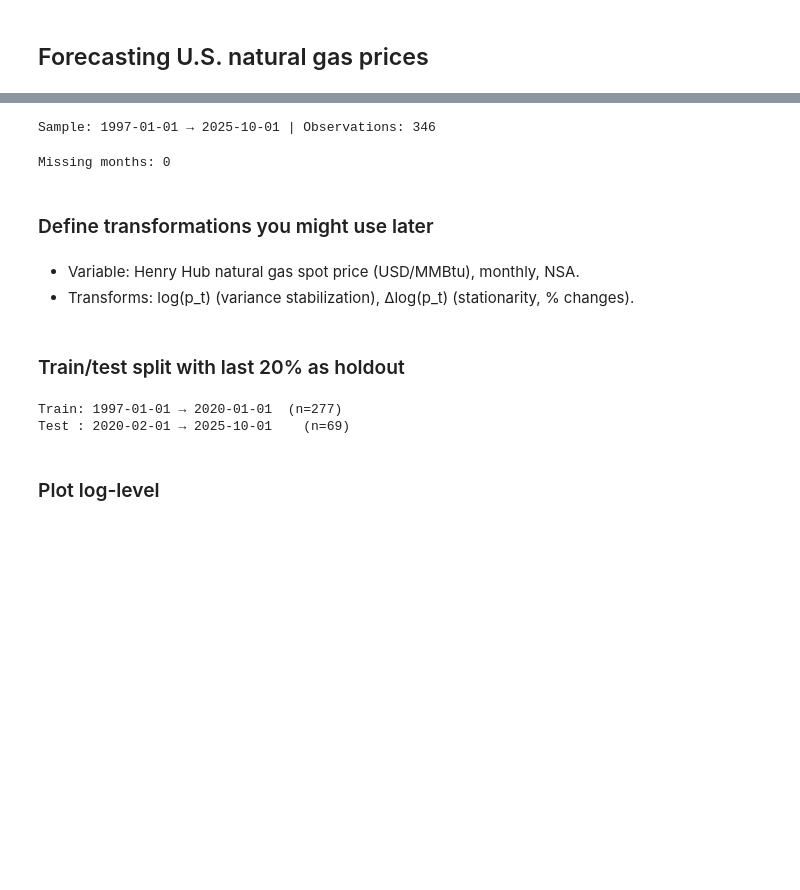
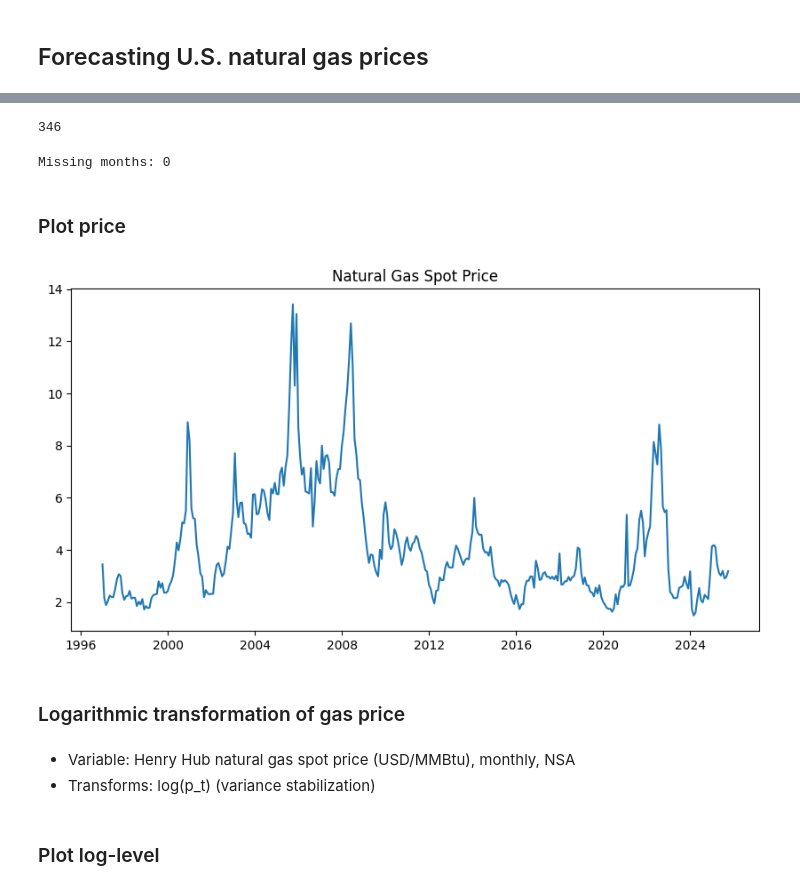
Before and after one commit to StefaniaLavarda/Time_Series_Project, a Jupyter notebook: eda.ipynb, the cells around one changed output, grey strips where cells are left out. Drawn from its saved outputs; the diff is of its cells as text; code cells hidden in the pictures; blank space fills up the shorter version.

```diff
--- a/eda.ipynb
+++ b/eda.ipynb
@@ -25,0 +10,7 @@ y = df.asfreq("MS")["price"].astype(float)
+# %%
+# Load your dataset
+gas = pd.read_csv("data/MHHNGSP.csv")
+gas['observation_date'] = pd.to_datetime(gas['observation_date'])
+gas.set_index('observation_date', inplace=True)
+gas = gas.asfreq('MS')  # monthly data
+gas.rename(columns={'MHHNGSP': 'price'}, inplace=True)
@@ -64,10 +40,6 @@ y = y.astype(float).dropna()
-# %%
-# Basic validation & sample info
-n = len(y)
-start, end = y.index.min().date(), y.index.max().date()
-print(f"Sample: {start} → {end} | Observations: {n}")
-assert n >= 100, "Need at least 100 observations."
-# %% [output]
-Sample: 1997-01-01 → 2025-10-01 | Observations: 346
+# %%
+len(gas)
+# %% [output]
+346
 # %%
 # Check gaps
@@ -76,8 +48,17 @@ missing = expected.difference(y.index)
 print(f"Missing months: {len(missing)}")
 # %% [output]
 Missing months: 0
-# %% [markdown]
-### Define transformations you might use later
+# %% [markdown]
+### Plot price
+# %%
+plt.figure(figsize=(10,5))
+plt.plot(gas.index, gas['price'], label='Price')
+plt.title("Natural Gas Spot Price")
+plt.show()
+# %% [output]
+[figure, added]
+# %% [markdown]
+### Logarithmic transformation of gas price
 # %% [markdown]
-- Variable: Henry Hub natural gas spot price (USD/MMBtu), monthly, NSA.
-- Transforms: log(p_t) (variance stabilization), Δlog(p_t) (stationarity, % changes).
+- Variable: Henry Hub natural gas spot price (USD/MMBtu), monthly, NSA
+- Transforms: log(p_t) (variance stabilization)
@@ -90,14 +64,0 @@ y_dlog = y_log.diff().dropna()   # ≈ monthly % change
-# %% [markdown]
-### Train/test split with last 20% as holdout
-# %%
-# Ensure y is your monthly series (MS) with float dtype, as in your code
-n = len(y.dropna())
-h_test = max(1, int(np.floor(0.20 * n)))  # 20% holdout
-y_train = y.iloc[:-h_test]
-y_test  = y.iloc[-h_test:]
-
-print(f"Train: {y_train.index[0].date()} → {y_train.index[-1].date()}  (n={len(y_train)})")
-print(f"Test : {y_test.index[0].date()} → {y_test.index[-1].date()}    (n={len(y_test)})")
-# %% [output]
-Train: 1997-01-01 → 2020-01-01  (n=277)
-Test : 2020-02-01 → 2025-10-01    (n=69)
```
Also changed, not shown: parts of 72 cells of this notebook.
